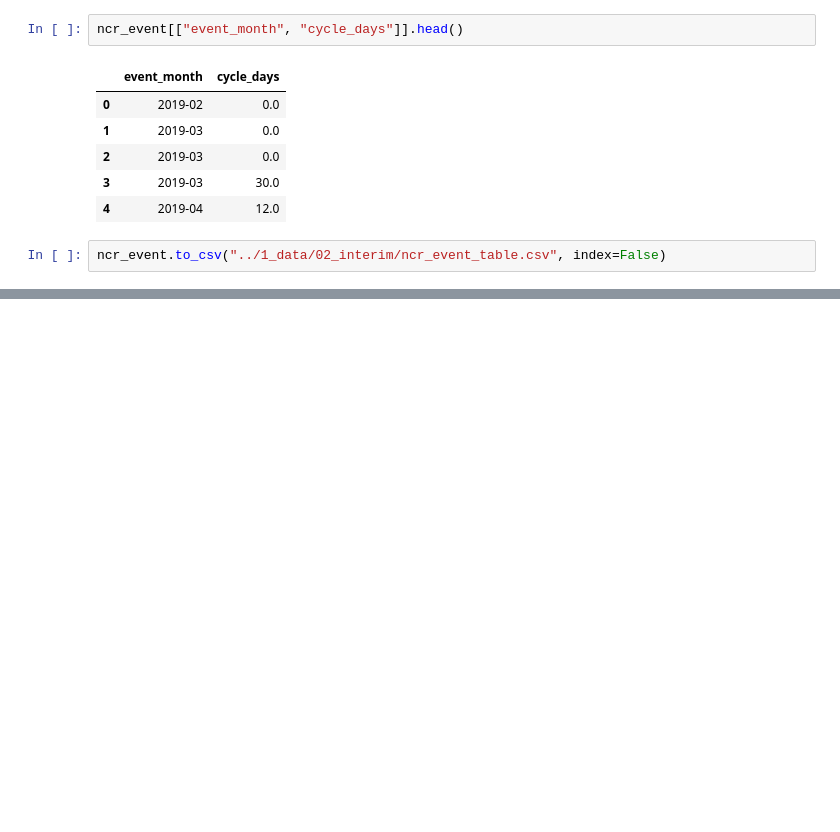
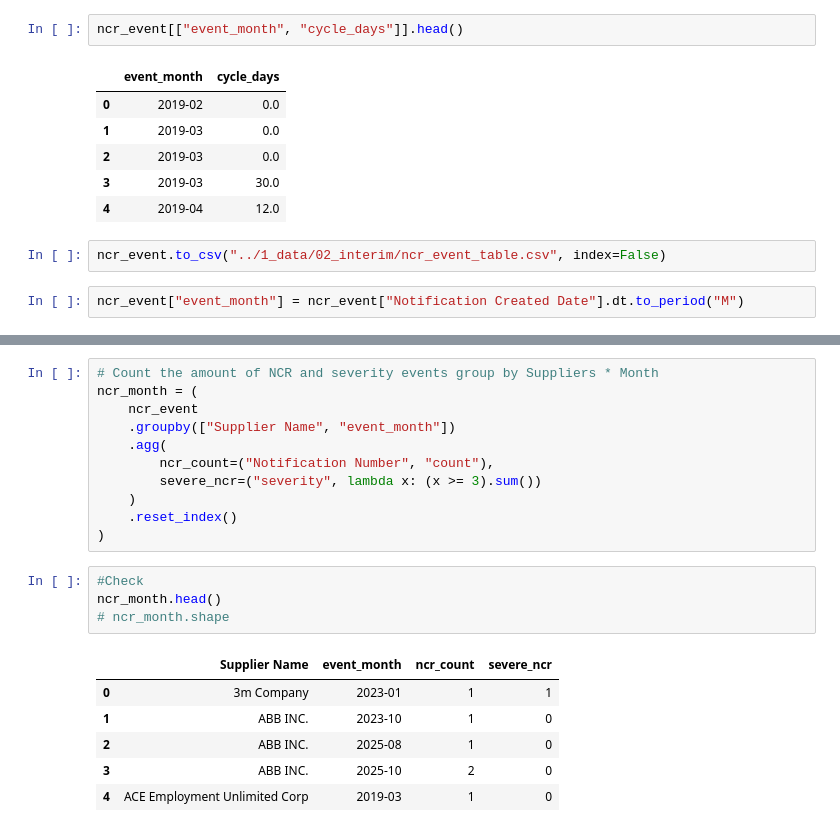
Before and after one commit to johnyue00011/supplier-risk-decision-framework, a Jupyter notebook: 2_notebooks/01_data_audit.ipynb, the cells around one changed output, grey strips where cells are left out. Drawn from its saved outputs; the diff is of its cells as text; blank space fills up the shorter version.

Commit message:
build: NCR event aggregation and data audit notebook

```diff
--- a/2_notebooks/01_data_audit.ipynb
+++ b/2_notebooks/01_data_audit.ipynb
@@ -339,3 +339,5 @@ ncr_event[["event_month", "cycle_days"]].head()
 | 4 | 2019-04 | 12.0 |
 # %%
 ncr_event.to_csv("../1_data/02_interim/ncr_event_table.csv", index=False)
+# %%
+ncr_event["event_month"] = ncr_event["Notification Created Date"].dt.to_period("M")
@@ -341,0 +354,22 @@ ncr_event.to_csv("../1_data/02_interim/ncr_event_table.csv", index=False)
+# %%
+# Count the amount of NCR and severity events group by Suppliers * Month
+ncr_month = (
+    ncr_event
+    .groupby(["Supplier Name", "event_month"])
+    .agg(
+        ncr_count=("Notification Number", "count"),
+        severe_ncr=("severity", lambda x: (x >= 3).sum())
+    )
+    .reset_index()
+)
+# %%
+#Check
+ncr_month.head()
+# ncr_month.shape
+# %% [output]
+|  | Supplier Name | event_month | ncr_count | severe_ncr |
+| 0 | 3m Company | 2023-01 | 1 | 1 |
+| 1 | ABB INC. | 2023-10 | 1 | 0 |
+| 2 | ABB INC. | 2025-08 | 1 | 0 |
+| 3 | ABB INC. | 2025-10 | 2 | 0 |
+| 4 | ACE Employment Unlimited Corp | 2019-03 | 1 | 0 |
```
Also changed, not shown: parts of 7 cells of this notebook.
